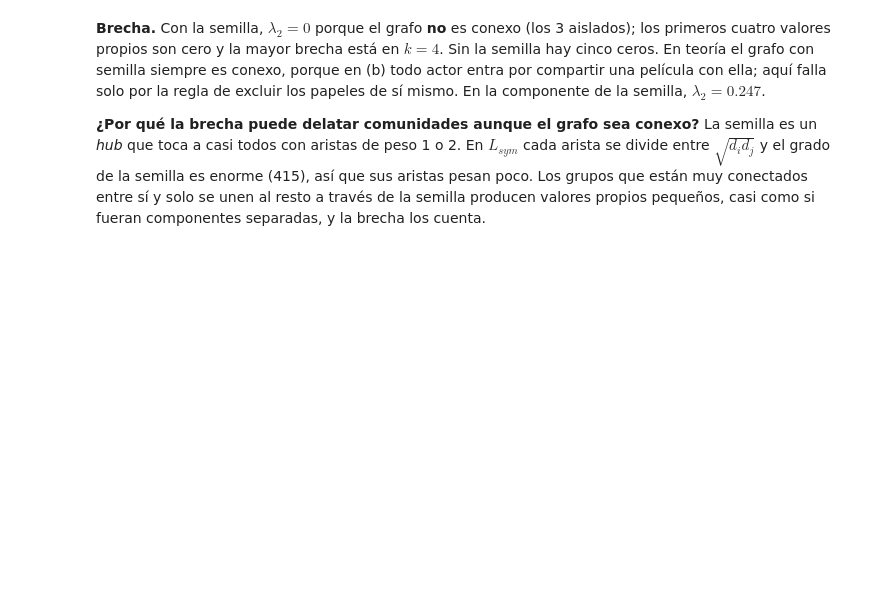
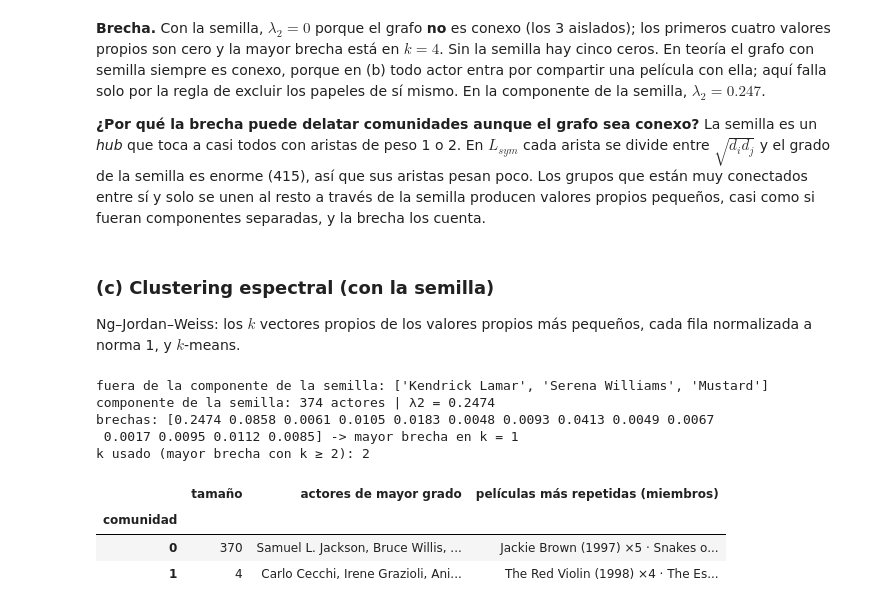
Before and after one commit to pabloflores465/grafo-colaboracion-samuel-l-jackson, a Jupyter notebook: grafo_colaboracion.ipynb, the cells around one changed output. Drawn from its saved outputs; the diff is of its cells as text; code cells hidden in the pictures; blank space fills up the shorter version.

```diff
--- a/grafo_colaboracion.ipynb
+++ b/grafo_colaboracion.ipynb
@@ -287,3 +287,48 @@ los papeles de sí mismo. En la componente de la semilla, $\lambda_2 = 0.247$.
 con aristas de peso 1 o 2. En $L_{sym}$ cada arista se divide entre $\sqrt{d_i d_j}$ y el grado de la semilla es enorme
 (415), así que sus aristas pesan poco. Los grupos que están muy conectados entre sí y solo se unen al resto a través
 de la semilla producen valores propios pequeños, casi como si fueran componentes separadas, y la brecha los cuenta.
+# %% [markdown]
+### (c) Clustering espectral (con la semilla)
+Ng–Jordan–Weiss: los $k$ vectores propios de los valores propios más pequeños, cada fila normalizada a norma 1, y $k$-means.
+# %%
+# Los nodos aislados aparecen como componentes propias (valores propios 0) y la brecha los "detecta" como
+# comunidades de un solo actor. Aplicamos el método a la componente que contiene a la semilla.
+_, etq_con = componentes_bfs(A)
+comp_sem = np.flatnonzero(etq_con == etq_con[i_sem])
+print("fuera de la componente de la semilla:", [nombre[i] for i in range(len(ids)) if etq_con[i] != etq_con[i_sem]])
+vals_s, vecs_s = np.linalg.eigh(laplacianos(A[np.ix_(comp_sem, comp_sem)])[1])
+k_s, gaps_s = brecha(vals_s)
+print(f"componente de la semilla: {len(comp_sem)} actores | λ2 = {vals_s[1]:.4f}")
+print("brechas:", np.round(gaps_s, 4), "-> mayor brecha en k =", k_s)
+K = k_s if k_s >= 2 else int(np.argmax(gaps_s[1:])) + 2
+print("k usado (mayor brecha con k ≥ 2):", K)
+
+
+def clustering_espectral(K, semilla_km=0):
+    U = vecs_s[:, :K]
+    U = U / np.linalg.norm(U, axis=1, keepdims=True)
+    etiquetas = KMeans(n_clusters=K, n_init=50, random_state=semilla_km).fit_predict(U)
+    filas = []
+    for c in range(K):
+        miembros = [ids[comp_sem[i]] for i in np.flatnonzero(etiquetas == c)]
+        top_actores = sorted(miembros, key=lambda n: -grado[n])[:3]
+        pelis = Counter(pid for n in miembros for pid in cuenta_para[n])
+        filas.append({"comunidad": c, "tamaño": len(miembros),
+                      "actores de mayor grado": ", ".join(g.nodes[n] for n in top_actores),
+                      "películas más repetidas (miembros)": " · ".join(f"{titulo[p]} ×{v}" for p, v in pelis.most_common(3))})
+    return etiquetas, pd.DataFrame(filas).set_index("comunidad").sort_values("tamaño", ascending=False)
+
+
+pd.set_option("display.max_colwidth", 120)
+etiquetas_K, tabla_com = clustering_espectral(K)
+tabla_com
+# %% [output]
+fuera de la componente de la semilla: ['Kendrick Lamar', 'Serena Williams', 'Mustard']
+componente de la semilla: 374 actores | λ2 = 0.2474
+brechas: [0.2474 0.0858 0.0061 0.0105 0.0183 0.0048 0.0093 0.0413 0.0049 0.0067
+ 0.0017 0.0095 0.0112 0.0085] -> mayor brecha en k = 1
+k usado (mayor brecha con k ≥ 2): 2
+|  | tamaño | actores de mayor grado | películas más repetidas (miembros) |
+| comunidad |  |  |  |
+| 0 | 370 | Samuel L. Jackson, Bruce Willis, ... | Jackie Brown (1997) ×5 · Snakes o... |
+| 1 | 4 | Carlo Cecchi, Irene Grazioli, Ani... | The Red Violin (1998) ×4 · The Es... |
```
Also changed, not shown: parts of 9 cells of this notebook, 1 other file.
